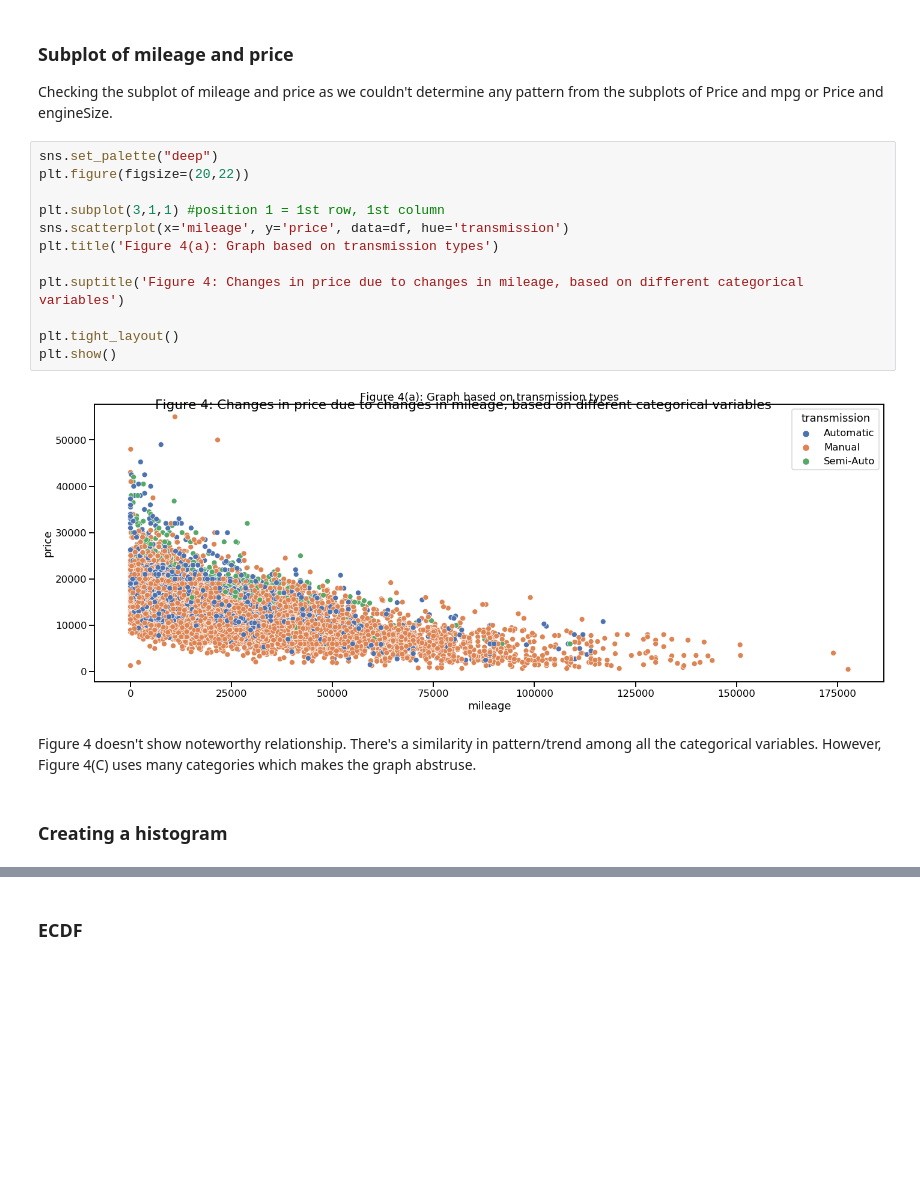
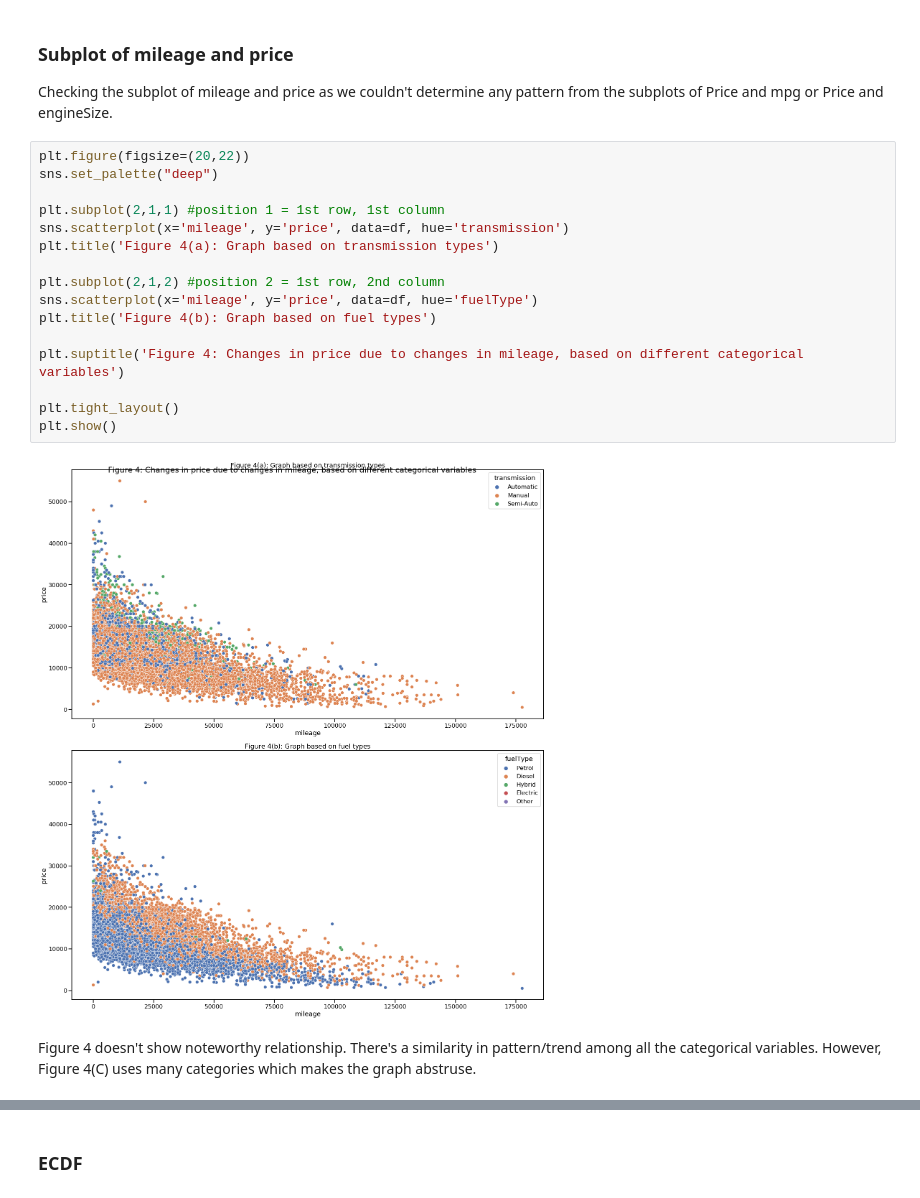
Before and after one commit to nabilatajrin/bmw-used-car-analysis, a Jupyter notebook: ford_used_car_EDA.ipynb, the cells around one changed output, grey strips where cells are left out. Cells and saved outputs as stored; diff of their text form; blank space fills up the shorter version.

```diff
--- a/ford_used_car_EDA.ipynb
+++ b/ford_used_car_EDA.ipynb
@@ -209,20 +217,22 @@ All of the above trends show changes in price due to changes in mileage.
 ### Subplot of mileage and price<br>
 Checking the subplot of mileage and price as we couldn't determine any pattern from the subplots of Price and mpg or Price and engineSize.
 # %%
+plt.figure(figsize=(20,22))
 sns.set_palette("deep")
-plt.figure(figsize=(20,22))
 
-plt.subplot(3,1,1) #position 1 = 1st row, 1st column
+plt.subplot(2,1,1) #position 1 = 1st row, 1st column
 sns.scatterplot(x='mileage', y='price', data=df, hue='transmission')
 plt.title('Figure 4(a): Graph based on transmission types')
+
+plt.subplot(2,1,2) #position 2 = 1st row, 2nd column
+sns.scatterplot(x='mileage', y='price', data=df, hue='fuelType')
+plt.title('Figure 4(b): Graph based on fuel types')
 
 plt.suptitle('Figure 4: Changes in price due to changes in mileage, based on different categorical variables')
 
 plt.tight_layout()
 plt.show()
 # %% [output]
-[figure, old version]
+[figure, new version]
 # %% [markdown]
 Figure 4 doesn't show noteworthy relationship. There's a similarity in pattern/trend among all the categorical variables. However, Figure 4(C) uses many categories which makes the graph abstruse.
-# %% [markdown]
-### Creating a histogram
```
Also changed, not shown: parts of 9 cells of this notebook.
